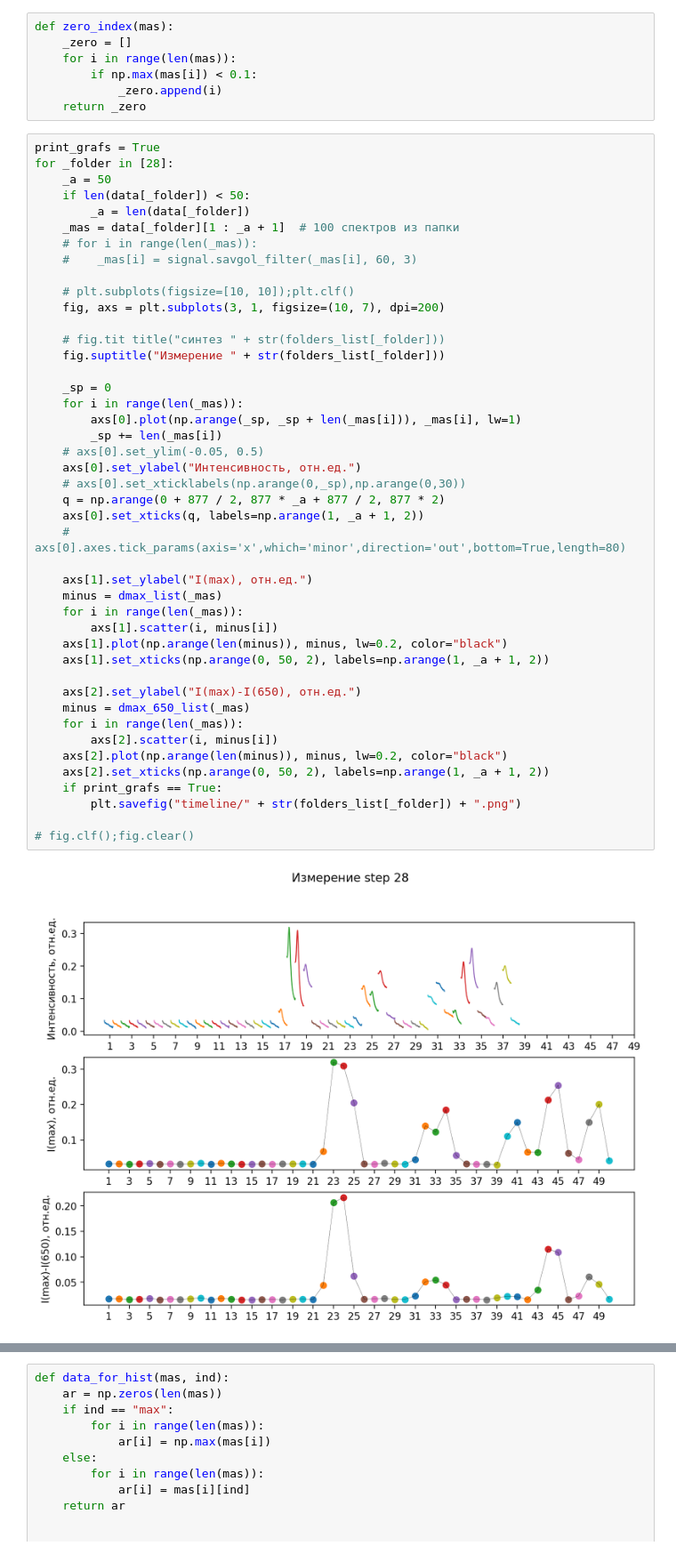
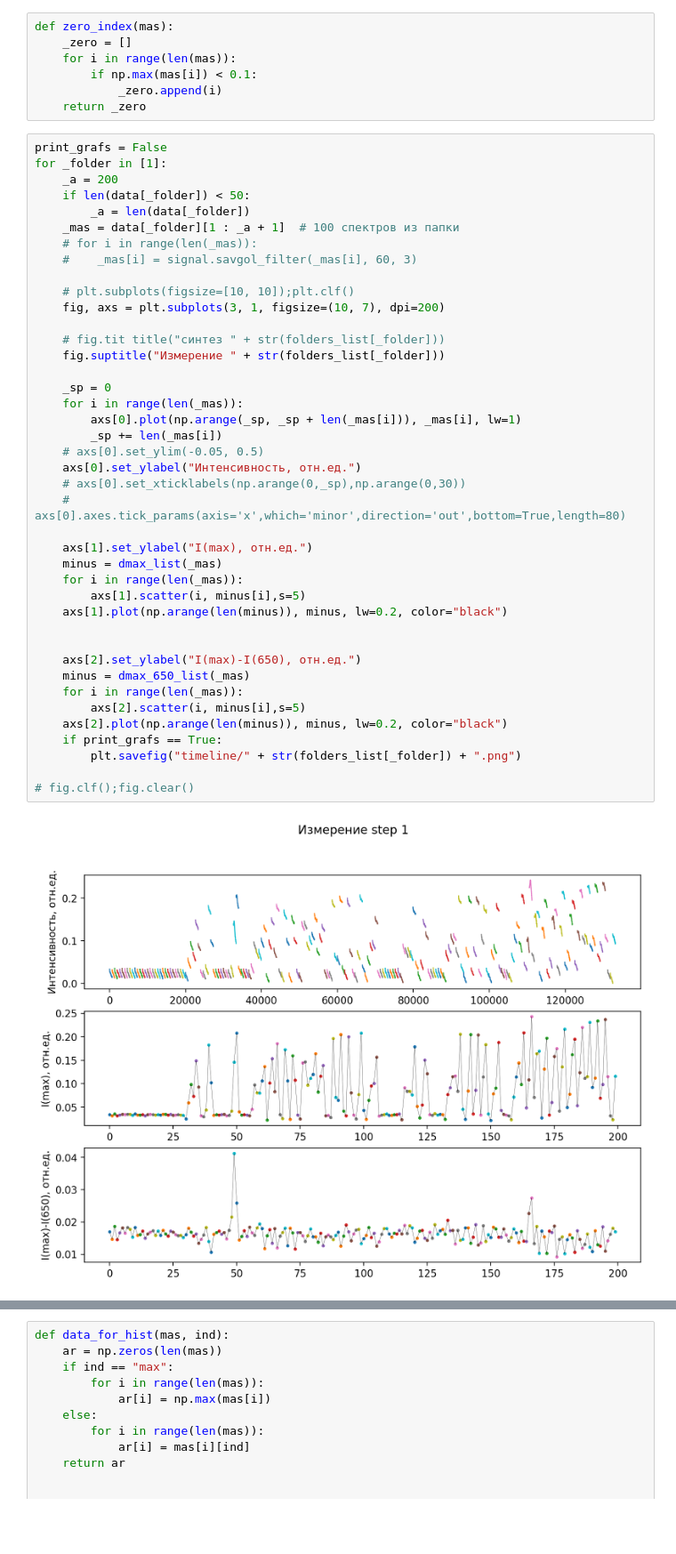
Before and after one commit to NikEgil/spec-line3, a Jupyter notebook: test5.ipynb, the cells around one changed output, grey strips where cells are left out. Shown at 89% size. Saved outputs shown, nothing was run; the diff lists cells and outputs as text; blank space fills up the shorter version.

```diff
--- a/test5.ipynb
+++ b/test5.ipynb
@@ -141,9 +141,9 @@ def zero_index(mas):
             _zero.append(i)
     return _zero
 # %%
-print_grafs = True
-for _folder in [28]:
-    _a = 50
+print_grafs = False
+for _folder in [1]:
+    _a = 200
     if len(data[_folder]) < 50:
         _a = len(data[_folder])
     _mas = data[_folder][1 : _a + 1]  # 100 cпектров из папки
@@ -152,37 +152,34 @@ for _folder in [28]:
 
     # plt.subplots(figsize=[10, 10]);plt.clf()
     fig, axs = plt.subplots(3, 1, figsize=(10, 7), dpi=200)
 
     # fig.tit title("синтез " + str(folders_list[_folder]))
     fig.suptitle("Измерение " + str(folders_list[_folder]))
 
     _sp = 0
     for i in range(len(_mas)):
         axs[0].plot(np.arange(_sp, _sp + len(_mas[i])), _mas[i], lw=1)
         _sp += len(_mas[i])
     # axs[0].set_ylim(-0.05, 0.5)
     axs[0].set_ylabel("Интенсивность, отн.ед.")
     # axs[0].set_xticklabels(np.arange(0,_sp),np.arange(0,30))
-    q = np.arange(0 + 877 / 2, 877 * _a + 877 / 2, 877 * 2)
-    axs[0].set_xticks(q, labels=np.arange(1, _a + 1, 2))
     # axs[0].axes.tick_params(axis='x',which='minor',direction='out',bottom=True,length=80)
 
     axs[1].set_ylabel("I(max), отн.ед.")
     minus = dmax_list(_mas)
     for i in range(len(_mas)):
-        axs[1].scatter(i, minus[i])
+        axs[1].scatter(i, minus[i],s=5)
     axs[1].plot(np.arange(len(minus)), minus, lw=0.2, color="black")
-    axs[1].set_xticks(np.arange(0, 50, 2), labels=np.arange(1, _a + 1, 2))
+
 
     axs[2].set_ylabel("I(max)-I(650), отн.ед.")
     minus = dmax_650_list(_mas)
     for i in range(len(_mas)):
-        axs[2].scatter(i, minus[i])
+        axs[2].scatter(i, minus[i],s=5)
     axs[2].plot(np.arange(len(minus)), minus, lw=0.2, color="black")
-    axs[2].set_xticks(np.arange(0, 50, 2), labels=np.arange(1, _a + 1, 2))
     if print_grafs == True:
         plt.savefig("timeline/" + str(folders_list[_folder]) + ".png")
 
 # fig.clf();fig.clear()
 # %% [output]
-[figure, old version]
+[figure, new version]
```
Also changed, not shown: parts of 8 cells of this notebook, 1 other file.
